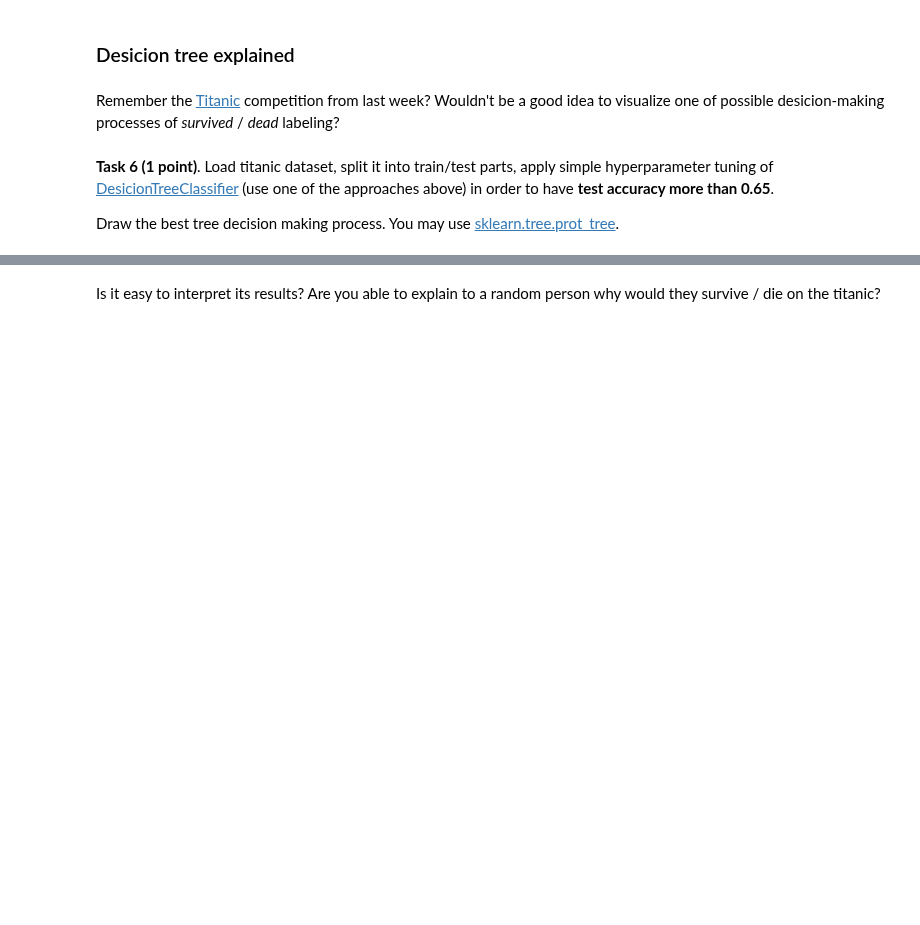
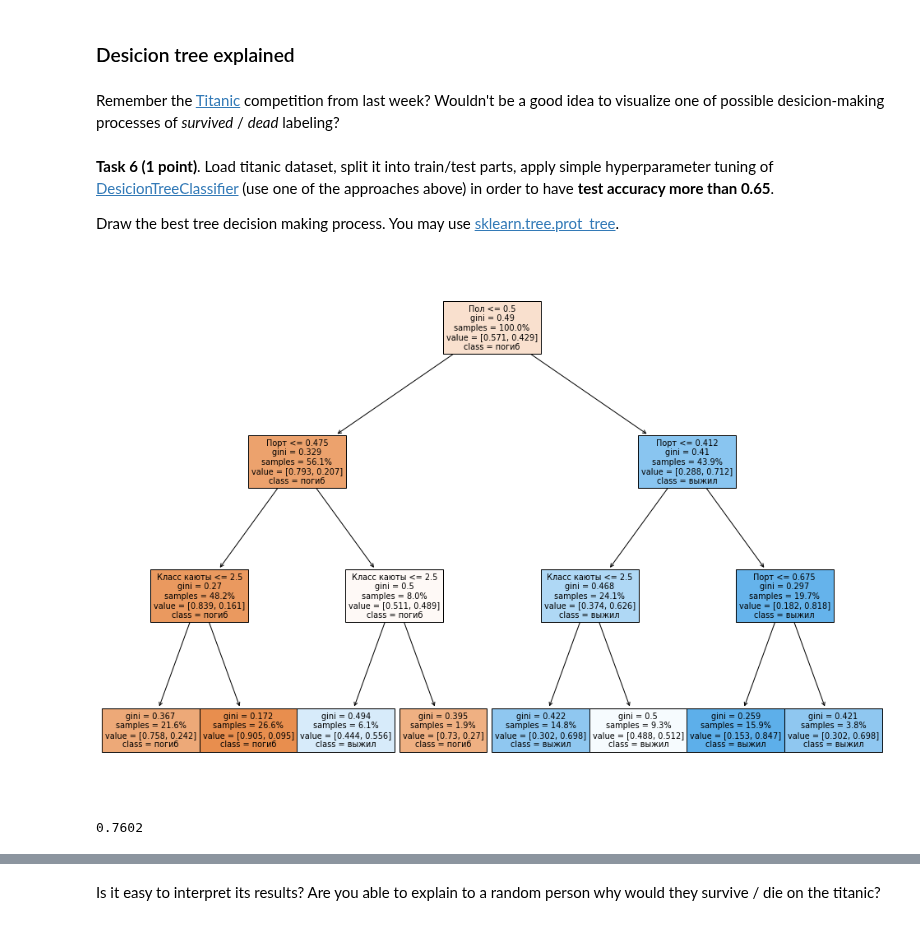
Before and after one commit to githubjeka/ml-intro, a Jupyter notebook: rf_classifier.ipynb, the cells around one changed output, grey strips where cells are left out. Cells and saved outputs as stored; diff of their text form; code cells hidden in the pictures; blank space fills up the shorter version.

```diff
--- a/rf_classifier.ipynb
+++ b/rf_classifier.ipynb
@@ -388,7 +424,7 @@ plot_metrics_on_depths('entropy')
 # %% [markdown]
 **Task 5 - 1.5 Points** In the RandomForestClassifier class below you need to complete the *fit* and *predict()* functions
 # %%
-class RandomForestClassifier(object):
+class MyRandomForestClassifier(object):
     """
     A random forest classifier.
     A random forest is a meta estimator that fits a number of decision tree
@@ -571,0 +644,49 @@ from sklearn.tree import DecisionTreeClassifier
+# %%
+import os
+from sklearn.tree import DecisionTreeClassifier
+
+PATH = "./data/"
+data = pd.read_csv(os.path.join(PATH, 'titanic', 'train.csv')).set_index('PassengerId')
+
+
+def prep_data(data: pd.DataFrame, return_y=True):
+    work_data = data.copy()
+
+    work_data.Sex = np.where(work_data.Sex == 'male', 0, 1)
+
+    work_data.Embarked = np.where((work_data.Embarked.isnull()) & (work_data.Sex == 0), 0.35, work_data.Embarked)
+    work_data.Embarked = np.where((work_data.Embarked.isnull()) & (work_data.Sex == 1), 0.525, work_data.Embarked)
+    work_data.Embarked = work_data.Embarked.replace(['S', 'C', 'Q', ], [0.3, 0.60, 0.75])
+
+    work_data.Age = work_data.Age.fillna(10.0)
+
+    work_data.Fare = work_data.Fare.fillna(24.5)
+
+    work_data['Family'] = work_data.SibSp + work_data.Parch
+    work_data['Alone'] = np.where(work_data['Family'] == 0, 1, 0)
+
+    X = work_data.loc[:, ['Sex', 'Pclass', 'Embarked', 'Age', 'Fare', 'Family', 'Alone']]
+
+    if return_y:
+        Y = work_data.Survived
+        return X, Y
+
+    return X
+# %%
+from sklearn import tree
+
+X, y = prep_data(data)
+decisionTree = DecisionTreeClassifier(max_depth=3)
+X_train, X_test, y_train, y_test = train_test_split(X, y, test_size=0.2, shuffle=True, random_state=42)
+decisionTree.fit(X_train, y_train)
+
+plt.figure(figsize=(17, 12))
+tree.plot_tree(decisionTree, feature_names=['Пол', 'Класс каюты', 'Порт', 'Возраст', 'Тариф', 'Семья','Alone'],
+               class_names=['погиб', 'выжил', ],filled=True,proportion=True)
+plt.show()
+# %% [output]
+[figure, added]
+# %%
+accuracy_score(y_true=y_test, y_pred=decisionTree.predict(X_test))
+# %% [output]
+0.7602
```
Also changed, not shown: parts of 34 cells of this notebook.
